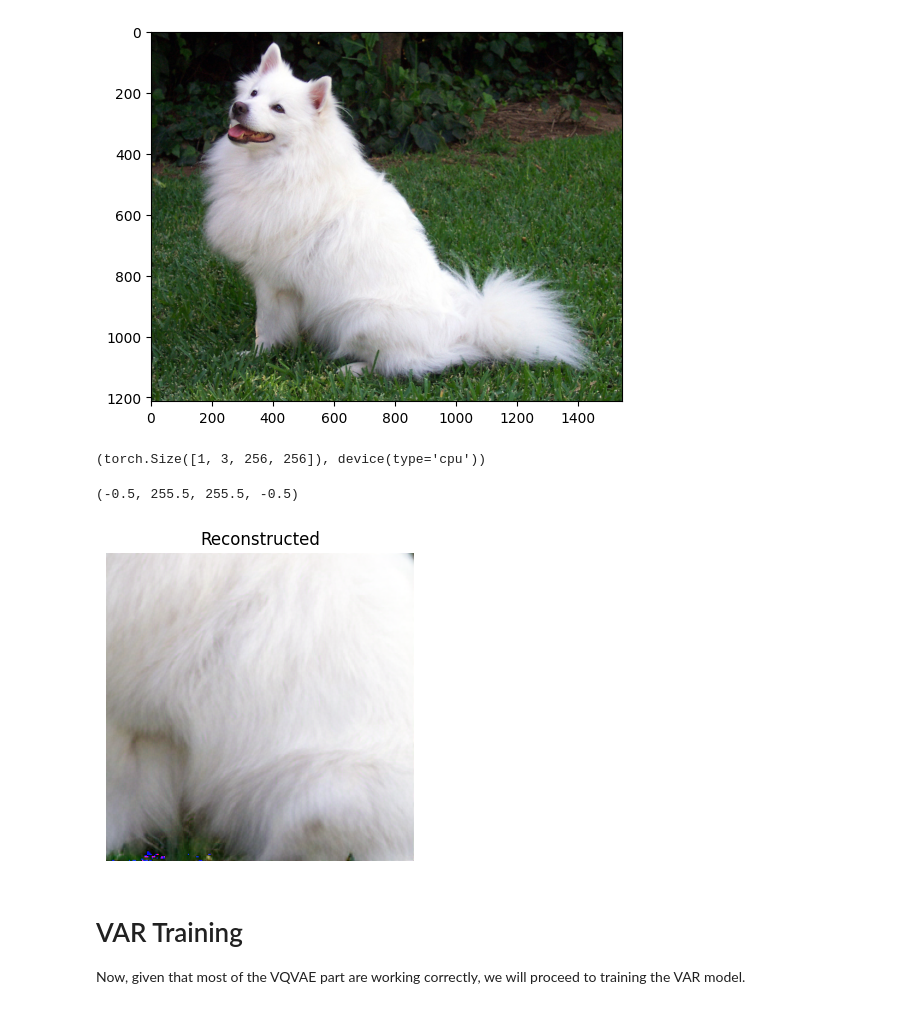
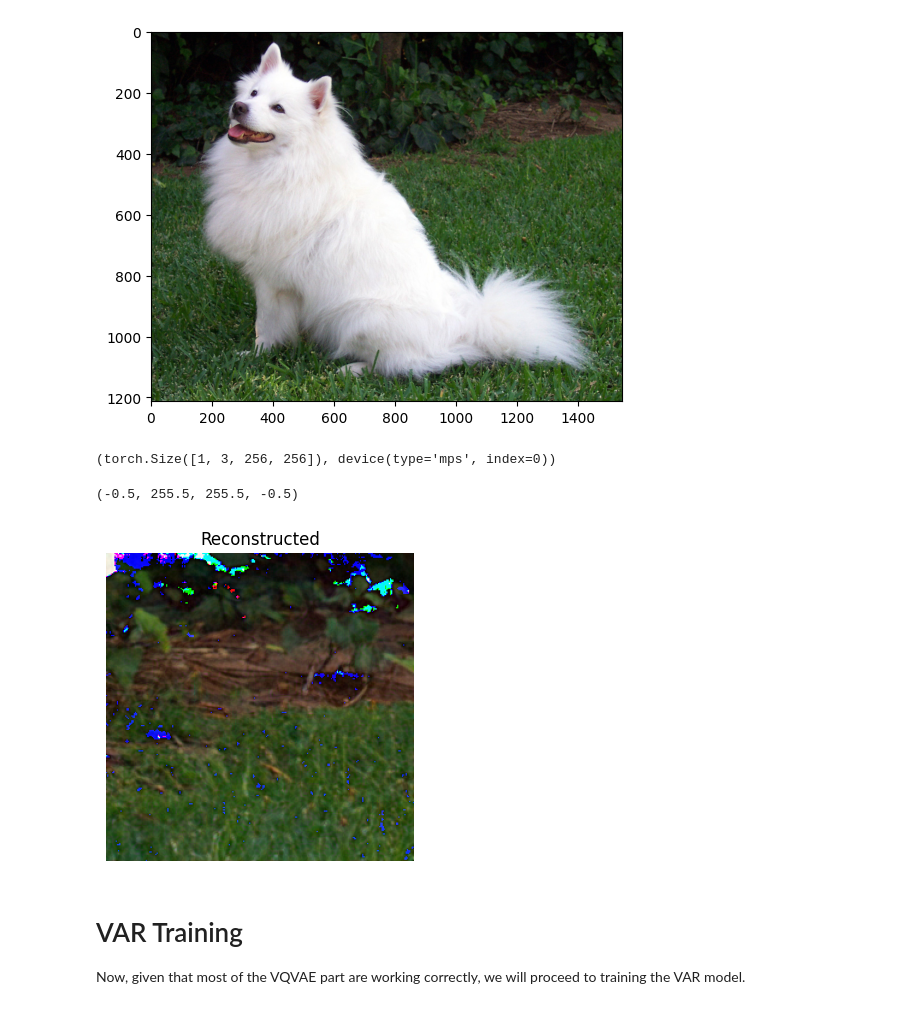
Before and after one commit to Isaac7777-cpu/comp4528-mini-project, a Jupyter notebook: SinVAR/SinVAR_training.ipynb, the cells around one changed output. Cells and saved outputs as stored; diff of their text form; code cells hidden in the pictures.

```diff
--- a/SinVAR/SinVAR_training.ipynb
+++ b/SinVAR/SinVAR_training.ipynb
@@ -90,7 +90,7 @@ local_path = './pretrained-models'
 if not osp.exists(os.path.join(local_path, vae_ckpt)): os.system(f'wget {hf_home}/{vae_ckpt}')
 
 # load checkpoints
-vae_local.load_state_dict(torch.load(os.path.join(local_path, vae_ckpt), map_location='cpu'), strict=True)
+vae_local.load_state_dict(torch.load(os.path.join(local_path, vae_ckpt), map_location=vae_var_config['device']), strict=True)
 # %% [output]
 <All keys matched successfully>
 # %%
@@ -289,30 +310,28 @@ plt.imshow(img)
 <matplotlib.image.AxesImage at 0x...>
 [figure]
 # %%
-img_tensor: torch.Tensor = test_transform(img).unsqueeze(0).to("cpu")  # [1, 3, 256, 256]
+img_tensor: torch.Tensor = test_transform(img).unsqueeze(0).to(vae_var_config['device'])  # [1, 3, 256, 256]
 img_tensor.shape, img_tensor.device
 # %% [output]
-(torch.Size([1, 3, 256, 256]), device(type='cpu'))
+(torch.Size([1, 3, 256, 256]), device(type='mps', index=0))
 # %%
-vae_cpu = vae_local.to('cpu').eval()
-
 with torch.no_grad():
-    recon = vae_cpu.img_to_reconstructed_img(x=img_tensor, last_one=True)
+    recon = vae_local.img_to_reconstructed_img(x=img_tensor, last_one=True)
 
 # --- Visualization --- #
 plt.figure(figsize=(12, 4))
 # Original
 plt.imshow(to_pil_image((img_tensor[0].cpu())))
 plt.title("Original")
 plt.axis("off")
 
 # Reconstructed
 plt.imshow(to_pil_image((recon[0].cpu())))
 plt.title("Reconstructed")
 plt.axis("off")
 # %% [output]
 (-0.5, 255.5, 255.5, -0.5)
-[figure, old version]
+[figure, new version]
 # %% [markdown]
 # VAR Training
 
```
Also changed, not shown: parts of 18 cells of this notebook, 8 other files.
